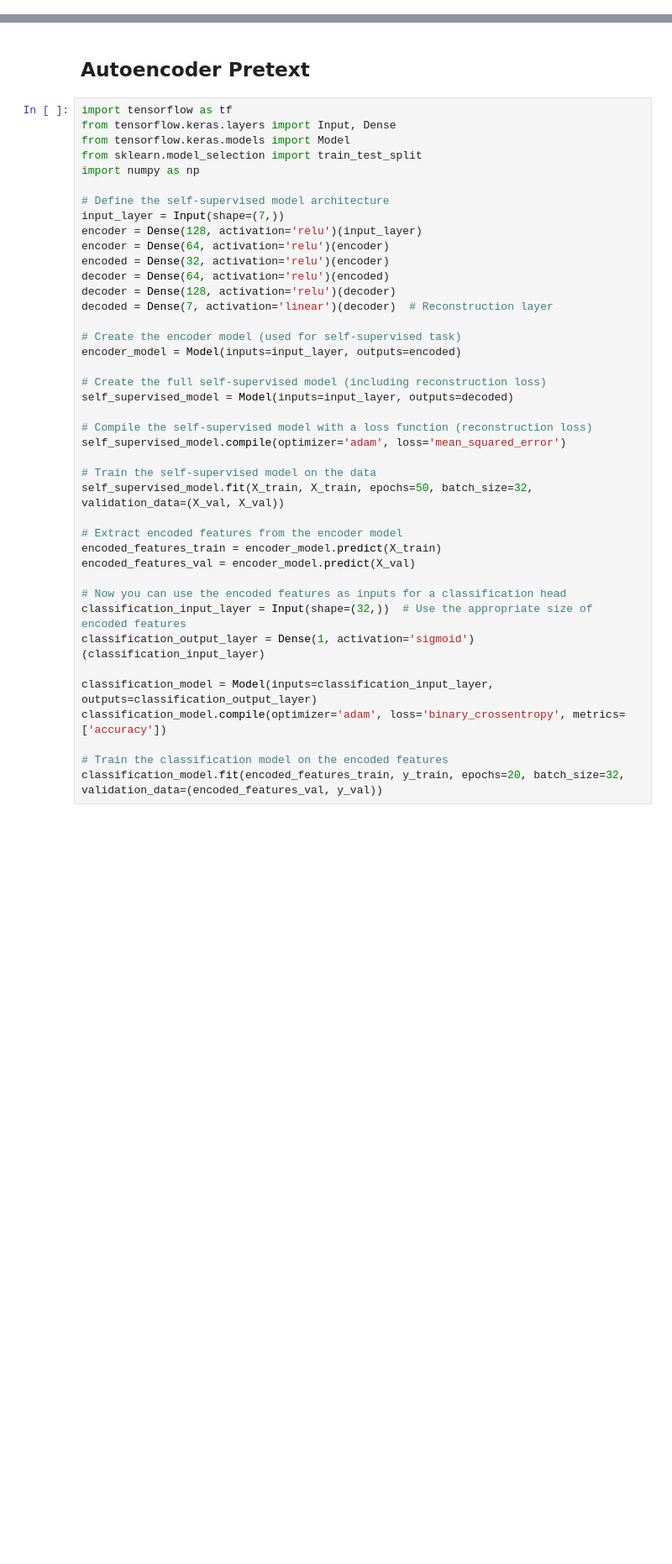
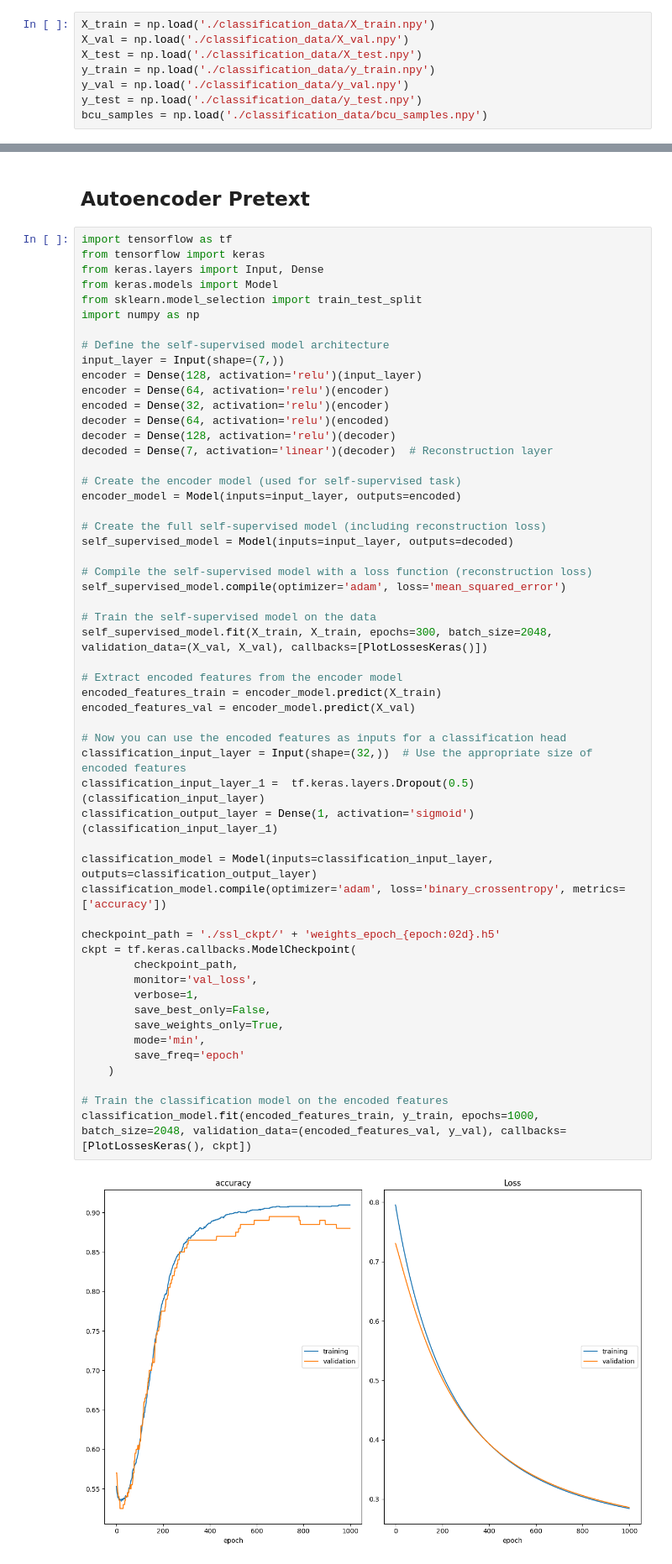
Before and after one commit to abhimanyu911/bcu-classification, a Jupyter notebook: BCU_Classifier.ipynb, the cells around one changed output, grey strips where cells are left out. Shown at 84% size. Saved outputs shown, nothing was run; the diff lists cells and outputs as text; blank space fills up the shorter version.

Commit message:
calculated inference on SSL model

```diff
--- a/BCU_Classifier.ipynb
+++ b/BCU_Classifier.ipynb
@@ -131,6 +137,14 @@ y_train = np.load('y_train.npy')
 y_val = np.load('y_val.npy')
 y_test = np.load('y_test.npy')
 bcu_samples = np.load('bcu_samples.npy')
+# %%
+X_train = np.load('./classification_data/X_train.npy')
+X_val = np.load('./classification_data/X_val.npy')
+X_test = np.load('./classification_data/X_test.npy')
+y_train = np.load('./classification_data/y_train.npy')
+y_val = np.load('./classification_data/y_val.npy')
+y_test = np.load('./classification_data/y_test.npy')
+bcu_samples = np.load('./classification_data/bcu_samples.npy')
 # %%
 bll, fsrq = np.bincount(y_train)
 print(bll)
@@ -151,8 +165,9 @@ array([ 0.85295165, -0.09814737,  0.71171683, -0.7151801 , -0.27865052,
 ## Autoencoder Pretext
 # %%
 import tensorflow as tf
-from tensorflow.keras.layers import Input, Dense
-from tensorflow.keras.models import Model
+from tensorflow import keras
+from keras.layers import Input, Dense
+from keras.models import Model
 from sklearn.model_selection import train_test_split
 import numpy as np
 
@@ -161,33 +176,46 @@ input_layer = Input(shape=(7,))
 encoder = Dense(128, activation='relu')(input_layer)
 encoder = Dense(64, activation='relu')(encoder)
 encoded = Dense(32, activation='relu')(encoder)
 decoder = Dense(64, activation='relu')(encoded)
 decoder = Dense(128, activation='relu')(decoder)
 decoded = Dense(7, activation='linear')(decoder)  # Reconstruction layer
 
 # Create the encoder model (used for self-supervised task)
 encoder_model = Model(inputs=input_layer, outputs=encoded)
 
 # Create the full self-supervised model (including reconstruction loss)
 self_supervised_model = Model(inputs=input_layer, outputs=decoded)
 
 # Compile the self-supervised model with a loss function (reconstruction loss)
 self_supervised_model.compile(optimizer='adam', loss='mean_squared_error')
 
 # Train the self-supervised model on the data
-self_supervised_model.fit(X_train, X_train, epochs=50, batch_size=32, validation_data=(X_val, X_val))
+self_supervised_model.fit(X_train, X_train, epochs=300, batch_size=2048, validation_data=(X_val, X_val), callbacks=[PlotLossesKeras()])
 
 # Extract encoded features from the encoder model
 encoded_features_train = encoder_model.predict(X_train)
 encoded_features_val = encoder_model.predict(X_val)
 
 # Now you can use the encoded features as inputs for a classification head
 classification_input_layer = Input(shape=(32,))  # Use the appropriate size of encoded features
-classification_output_layer = Dense(1, activation='sigmoid')(classification_input_layer)
+classification_input_layer_1 =  tf.keras.layers.Dropout(0.5)(classification_input_layer)
+classification_output_layer = Dense(1, activation='sigmoid')(classification_input_layer_1)
 
 classification_model = Model(inputs=classification_input_layer, outputs=classification_output_layer)
 classification_model.compile(optimizer='adam', loss='binary_crossentropy', metrics=['accuracy'])
 
+checkpoint_path = './ssl_ckpt/' + 'weights_epoch_{epoch:02d}.h5'
+ckpt = tf.keras.callbacks.ModelCheckpoint(
+        checkpoint_path,
+        monitor='val_loss',
+        verbose=1,
+        save_best_only=False,
+        save_weights_only=True,
+        mode='min',
+        save_freq='epoch'
+    )
+
 # Train the classification model on the encoded features
-classification_model.fit(encoded_features_train, y_train, epochs=20, batch_size=32, validation_data=(encoded_features_val, y_val))
+classification_model.fit(encoded_features_train, y_train, epochs=1000, batch_size=2048, validation_data=(encoded_features_val, y_val), callbacks=[PlotLossesKeras(), ckpt])
 # %% [output]
+[figure, added]
```
Also changed, not shown: parts of 11 cells of this notebook, 1 other file.
